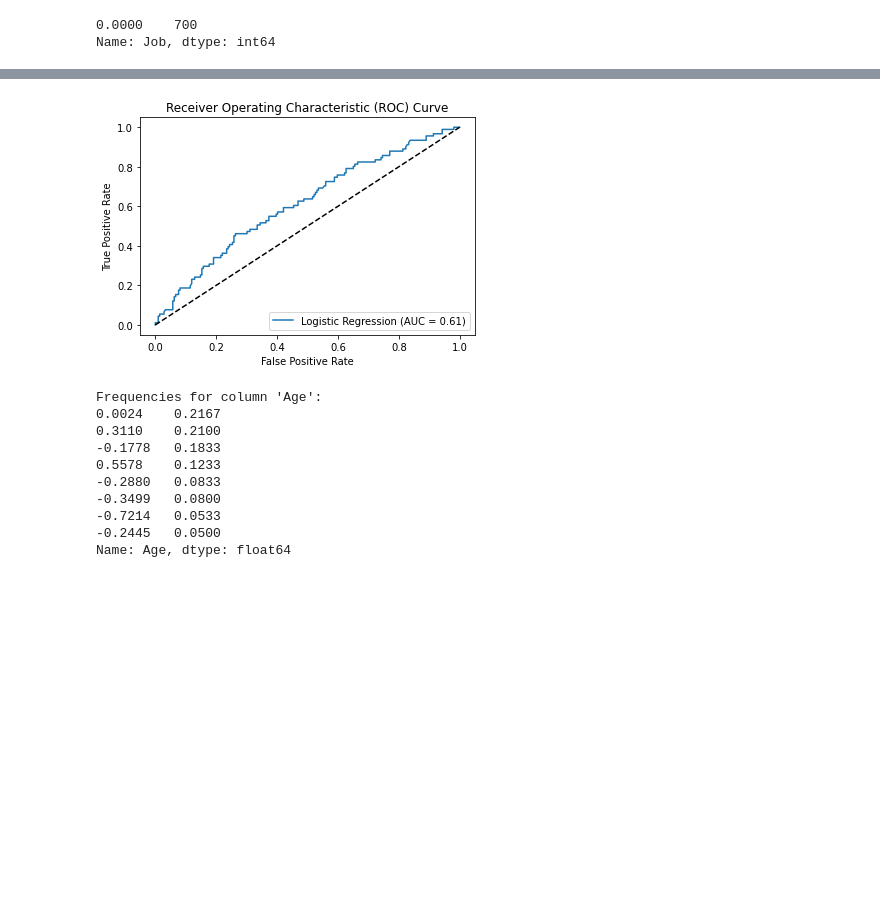
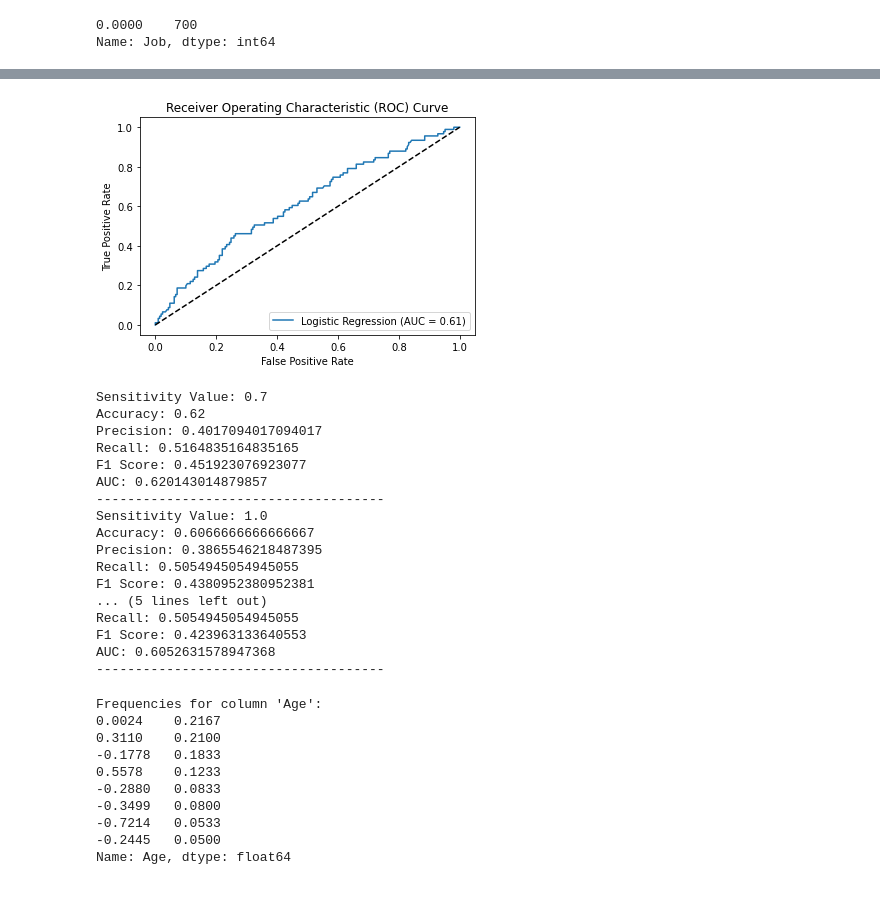
Before and after one commit to vladcatalinbalint/Application_Risk_Model, a Jupyter notebook: risk_modeling.ipynb, the cells around one changed output, grey strips where cells are left out. Cells and saved outputs as stored; diff of their text form; code cells hidden in the pictures; blank space fills up the shorter version.

```diff
--- a/risk_modeling.ipynb
+++ b/risk_modeling.ipynb
@@ -128,4 +144,10 @@ selected_feature_names = X_train.columns[selected_feature_indices]
 # %%
+# Split your data into training and testing sets
+X = transformed_df[selected_features]
+y = transformed_df[target]
+
+X_train, X_test, y_train, y_test = train_test_split(X, y, test_size=0.2, random_state=42)
+
 # Define the weights for each class
 class_counts = y_train.value_counts()
 total_samples = len(y_train)
@@ -137,57 +159,74 @@ weight_1 = total_samples / (2 * class_counts[1])
 model = LogisticRegression(class_weight={0: weight_0, 1: weight_1})
 model.fit(X_train, y_train)
 
 # Model validation
-X_valid = transformed_valid_df[selected_feature_names]
+X_valid = transformed_valid_df[selected_features]
 y_valid = transformed_valid_df[target]
 y_pred = model.predict(X_valid)
 y_pred_proba = model.predict_proba(X_valid)[:, 1]
 
 # Calculate performance metrics
 accuracy = accuracy_score(y_valid, y_pred)
 precision = precision_score(y_valid, y_pred, zero_division=1)
 recall = recall_score(y_valid, y_pred)
 f1 = f1_score(y_valid, y_pred)
 auc = roc_auc_score(y_valid, y_pred_proba)
 
 # Plot ROC curve
 fpr, tpr, _ = roc_curve(y_valid, y_pred_proba)
 plt.figure()
 plt.plot(fpr, tpr, label='Logistic Regression (AUC = {:.2f})'.format(auc))
 plt.plot([0, 1], [0, 1], 'k--')
 plt.xlabel('False Positive Rate')
 plt.ylabel('True Positive Rate')
 plt.title('Receiver Operating Characteristic (ROC) Curve')
 plt.legend(loc='lower right')
 plt.show()
 
-# # Perform sensitivity analysis (example with age variable)
-# sensitivity_variable = 'age'
-# sensitivity_values = [0.9, 1.0, 1.1]  # Adjust the variable by 10% in each case
+# Perform sensitivity analysis (example with age variable)
+sensitivity_variable = 'Age'
+sensitivity_values = [0.7, 1.0, 1.3]  # Adjust the variable by 10% in each case
 
-# for value in sensitivity_values:
-#     X_sensitivity = transformed_valid_df[independent_vars].copy()
-#     X_sensitivity[sensitivity_variable] *= value  # Adjust the variable
-#     y_sensitivity = transformed_valid_df[target]
+for value in sensitivity_values:
+    X_sensitivity = transformed_valid_df[selected_features].copy()
+    X_sensitivity[sensitivity_variable] *= value  # Adjust the variable
+    y_sensitivity = transformed_valid_df[target]
 
-#     # Calculate performance metrics for sensitivity analysis
-#     y_pred_sensitivity = model.predict(X_sensitivity)
-#     y_pred_proba_sensitivity = model.predict_proba(X_sensitivity)[:, 1]
-#     accuracy_sensitivity = accuracy_score(y_sensitivity, y_pred_sensitivity)
-#     precision_sensitivity = precision_score(y_sensitivity, y_pred_sensitivity)
-#     recall_sensitivity = recall_score(y_sensitivity, y_pred_sensitivity)
-#     f1_sensitivity = f1_score(y_sensitivity, y_pred_sensitivity)
-#     auc_sensitivity = roc_auc_score(y_sensitivity, y_pred_proba_sensitivity)
+    # Calculate performance metrics for sensitivity analysis
+    y_pred_sensitivity = model.predict(X_sensitivity)
+    y_pred_proba_sensitivity = model.predict_proba(X_sensitivity)[:, 1]
+    accuracy_sensitivity = accuracy_score(y_sensitivity, y_pred_sensitivity)
+    precision_sensitivity = precision_score(y_sensitivity, y_pred_sensitivity)
+    recall_sensitivity = recall_score(y_sensitivity, y_pred_sensitivity)
+    f1_sensitivity = f1_score(y_sensitivity, y_pred_sensitivity)
+    auc_sensitivity = roc_auc_score(y_sensitivity, y_pred_proba_sensitivity)
 
-#     print(f"Sensitivity Value: {value}")
-#     print(f"Accuracy: {accuracy_sensitivity}")
-#     print(f"Precision: {precision_sensitivity}")
-#     print(f"Recall: {recall_sensitivity}")
-#     print(f"F1 Score: {f1_sensitivity}")
-#     print(f"AUC: {auc_sensitivity}")
-#     print("-------------------------------------")
+    print(f"Sensitivity Value: {value}")
+    print(f"Accuracy: {accuracy_sensitivity}")
+    print(f"Precision: {precision_sensitivity}")
+    print(f"Recall: {recall_sensitivity}")
+    print(f"F1 Score: {f1_sensitivity}")
+    print(f"AUC: {auc_sensitivity}")
+    print("-------------------------------------")
 # %% [output]
-[figure, old version]
+[figure, new version]
+Sensitivity Value: 0.7
+Accuracy: 0.62
+Precision: 0.4017094017094017
+Recall: 0.5164835164835165
+F1 Score: 0.451923076923077
+AUC: 0.620143014879857
+-------------------------------------
+Sensitivity Value: 1.0
+Accuracy: 0.6066666666666667
+Precision: 0.3865546218487395
+Recall: 0.5054945054945055
+F1 Score: 0.4380952380952381
+... (5 lines left out)
+Recall: 0.5054945054945055
+F1 Score: 0.423963133640553
+AUC: 0.6052631578947368
+-------------------------------------
 # %%
 def calculate_frequencies(df):
     frequencies = {}
```
Also changed, not shown: parts of 11 cells of this notebook, 1 other file.
